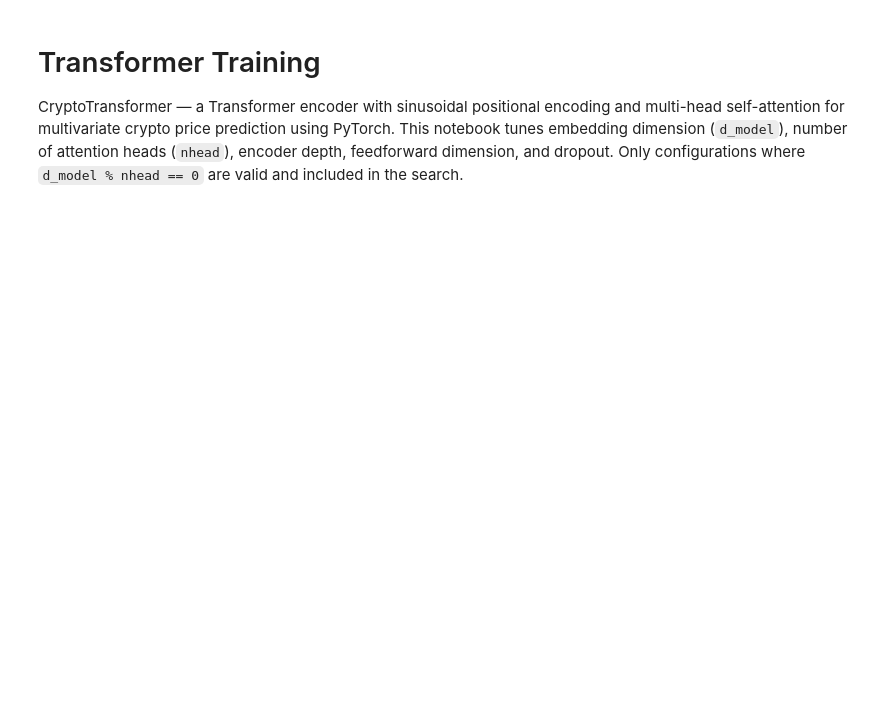
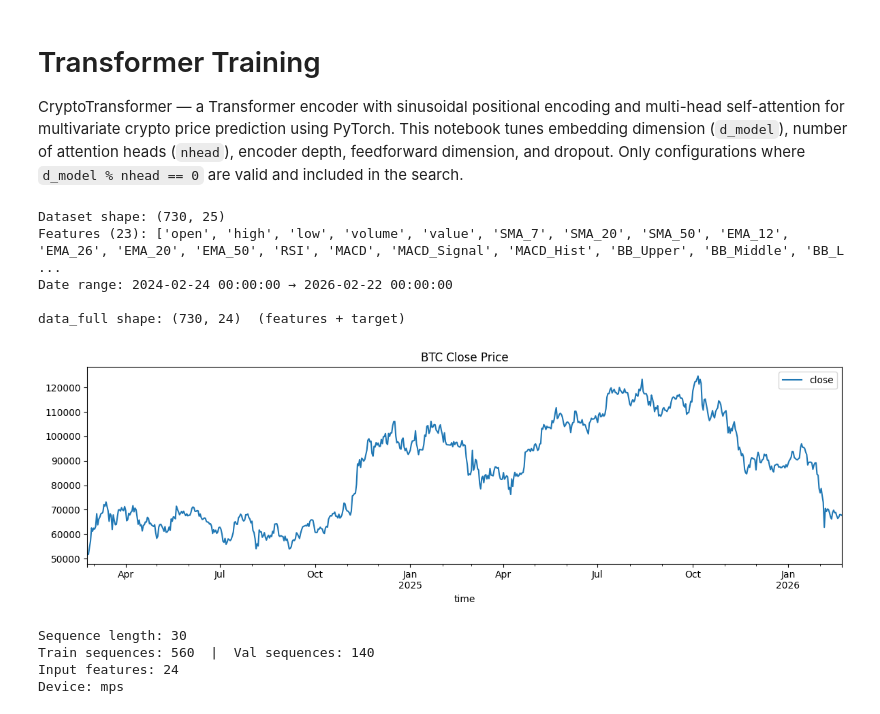
Before and after one commit to kingsuching/cryptoTrading2, a Jupyter notebook: notebooks/Transformer_training.ipynb, the cells around one changed output. Drawn from its saved outputs; the diff is of its cells as text; code cells hidden in the pictures; blank space fills up the shorter version.

```diff
--- a/notebooks/Transformer_training.ipynb
+++ b/notebooks/Transformer_training.ipynb
@@ -51,39 +51,50 @@ SCALER_METHOD = 'minmax'  # default scaler
 
 raw_path = fullDataPath(COIN)
 data = pd.read_csv(raw_path)
-daily_data = dataSetup(data, trainingColPath=TRAINING_COLUMNS, response=RESPONSE_VARIABLE)
+daily_data = dataSetup(data, trainingColPath=TRAINING_COLUMNS, response=RESPONSE_VARIABLE, number=LIMIT)
 cols = trainingCols(TRAINING_COLUMNS)
 data_full = daily_data[cols + [RESPONSE_VARIABLE]].copy()
 print(f"Dataset shape: {daily_data.shape}")
 print(f"Features ({len(cols)}): {cols}")
 print(f"Date range: {daily_data.index[0]} → {daily_data.index[-1]}")
 print(f"\ndata_full shape: {data_full.shape}  (features + target)")
 
 daily_data[[RESPONSE_VARIABLE]].plot(title=f"{COIN} Close Price", figsize=(12, 4))
 plt.tight_layout()
 plt.show()
 
 # Normalize with default scaler
 scaled_data, feat_sc, tgt_sc = normalize_data(
     data_full, method=SCALER_METHOD, target_col=RESPONSE_VARIABLE
 )
 
 # ── Step 2: Create Sequences and Train/Val Split ──────────────────────────────
 X_seq, y_seq = create_sequences(scaled_data, sequence_length=SEQ_LEN, prediction_horizon=1)
 n_train = max(1, int(len(X_seq) * TRAIN_PCT))
 
 X_tr = torch.tensor(X_seq[:n_train], dtype=torch.float32)
 y_tr = torch.tensor(y_seq[:n_train].flatten(), dtype=torch.float32)
 X_va = torch.tensor(X_seq[n_train:], dtype=torch.float32)
 y_va_np = y_seq[n_train:].flatten()
 y_va_t = torch.tensor(y_va_np, dtype=torch.float32)
 
 num_features = X_tr.shape[2]
 device = _get_device()
 print(f"\nSequence length: {SEQ_LEN}")
 print(f"Train sequences: {len(X_tr)}  |  Val sequences: {len(X_va)}")
 print(f"Input features: {num_features}")
 print(f"Device: {device}")
+# %% [output]
+Dataset shape: (730, 25)
+Features (23): ['open', 'high', 'low', 'volume', 'value', 'SMA_7', 'SMA_20', 'SMA_50', 'EMA_12', 'EMA_26', 'EMA_20', 'EMA_50', 'RSI', 'MACD', 'MACD_Signal', 'MACD_Hist', 'BB_Upper', 'BB_Middle', 'BB_L ...
+Date range: 2024-02-24 00:00:00 → 2026-02-22 00:00:00
+
+data_full shape: (730, 24)  (features + target)
+[figure, added]
+Sequence length: 30
+Train sequences: 560  |  Val sequences: 140
+Input features: 24
+Device: mps
 # %%
 # ── Step 3: Define Hyperparameter Grid ───────────────────────────────────────
 # Only keep configs where d_model % nhead == 0 (required by MultiheadAttention)
```
Also changed, not shown: parts of 8 cells of this notebook, 10 other files.
